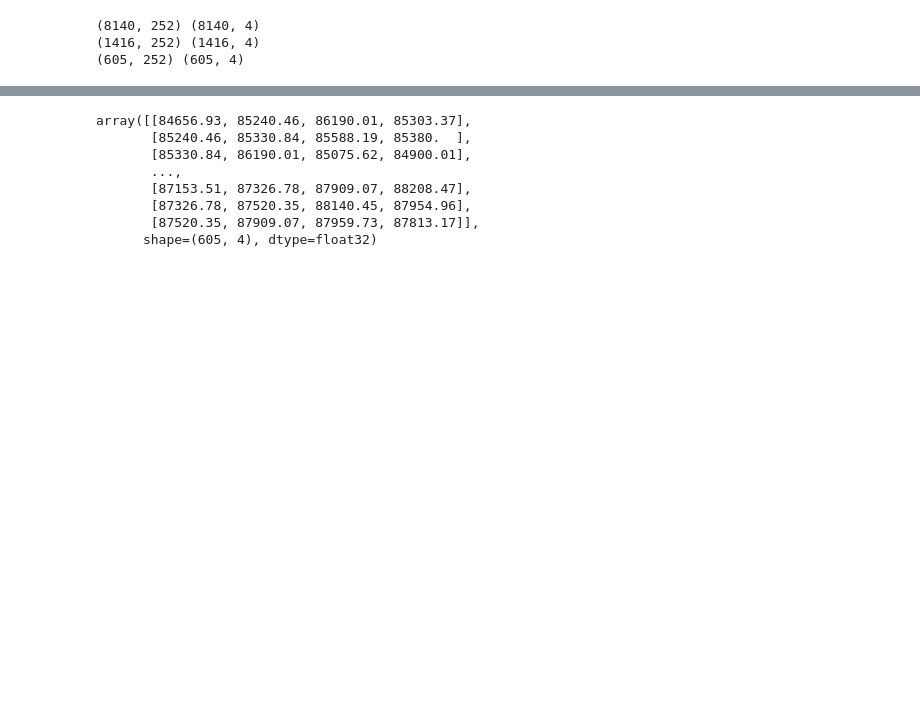
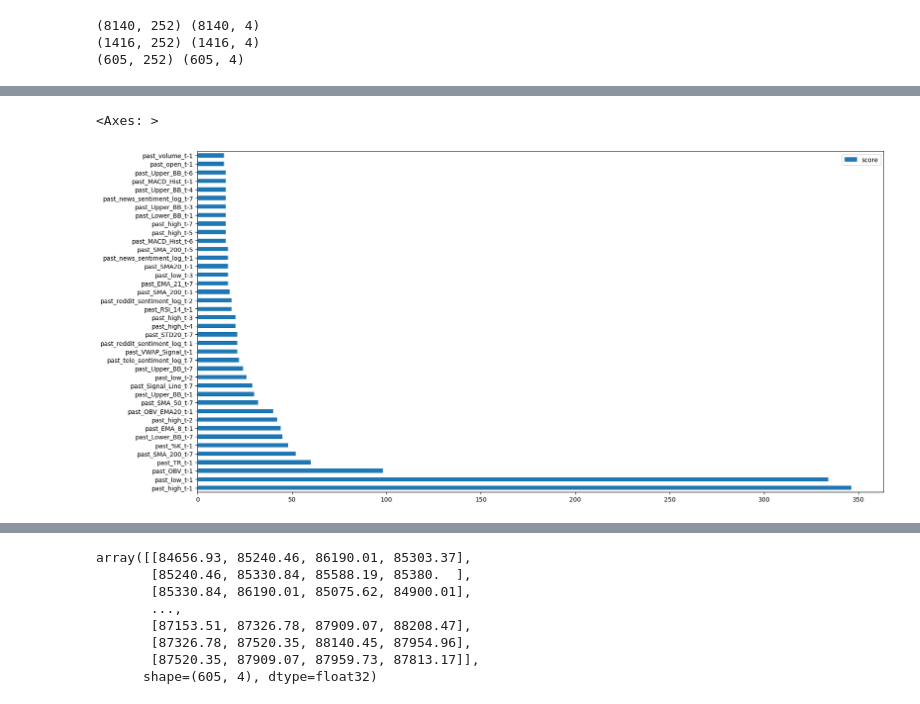
Before and after one commit to ethan-cyj/DSE4211-Group-BTC-Day-Trading, a Jupyter notebook: notebooks/XGBoost.ipynb, the cells around one changed output, grey strips where cells are left out. Drawn from its saved outputs; the diff is of its cells as text; code cells hidden in the pictures; blank space fills up the shorter version.

```diff
--- a/notebooks/XGBoost.ipynb
+++ b/notebooks/XGBoost.ipynb
@@ -402,0 +508,15 @@ study.optimize(objective, n_trials=100)
+# %%
+time_periods = [f't{i}' for i in range(-7,0)]
+
+columns = []
+
+# Loop through each feature column and label the 7 values
+for col in sequenced.columns[~sequenced.columns.isin(['inference_date', 'target'])]:
+    for i, period in enumerate(time_periods):
+        columns.append(f'{col}_{period}')  # Create a new label for each of the 7 values
+
+# Create a new DataFrame with the time period labels as columns
+df_labeled = pd.DataFrame(columns=columns)
+
+mapping = dict(enumerate(df_labeled.columns))
+mapping
@@ -403,3 +541,15 @@ study.optimize(objective, n_trials=100)
+# %%
+feature_important = model.get_booster().get_score(importance_type='weight')
+keys = list(feature_important.keys())
+values = list(feature_important.values())
+
+mapped_keys = [mapping[int(key[1:])] for key in keys]
+
+data = pd.DataFrame(data=values, index=mapped_keys , columns=["score"]).sort_values(by = "score", ascending=False)
+data.nlargest(40, columns="score").plot(kind='barh', figsize = (20,10)) ## plot top 40 features
+# %% [output]
+<Axes: >
+[figure, added]
 # %%
 #combined set X_train, y_train with X_val, y_val
 
```
Also changed, not shown: parts of 26 cells of this notebook, 4 other files.
